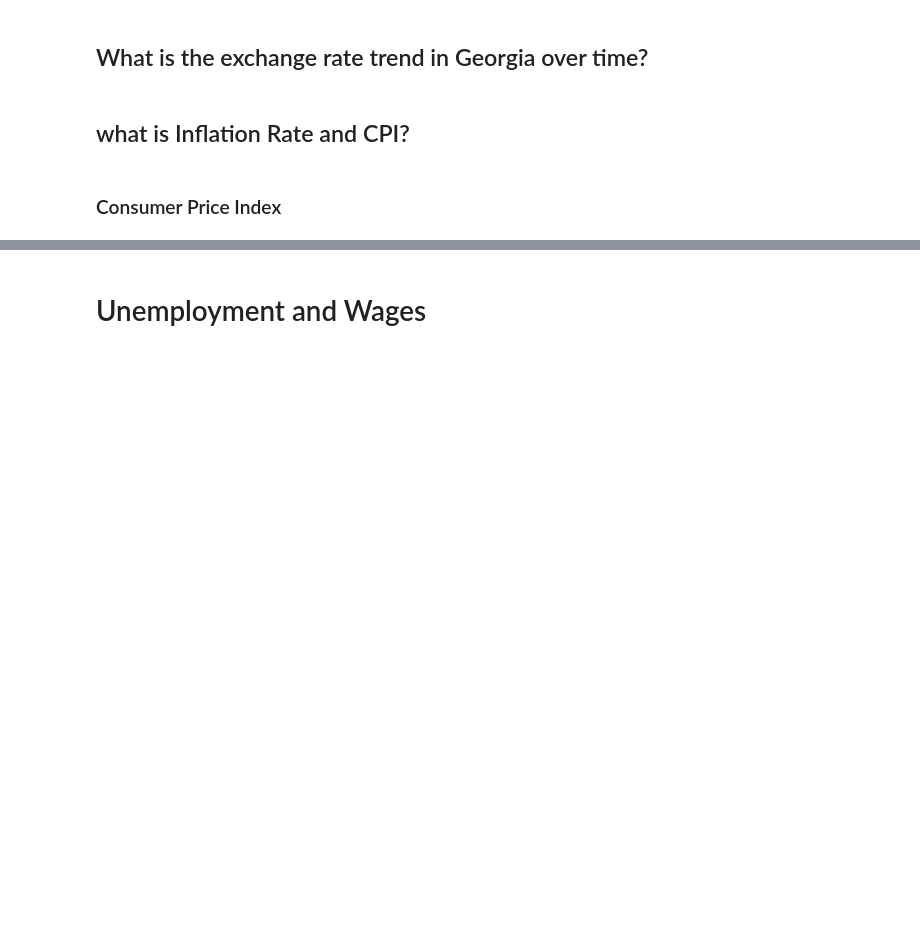
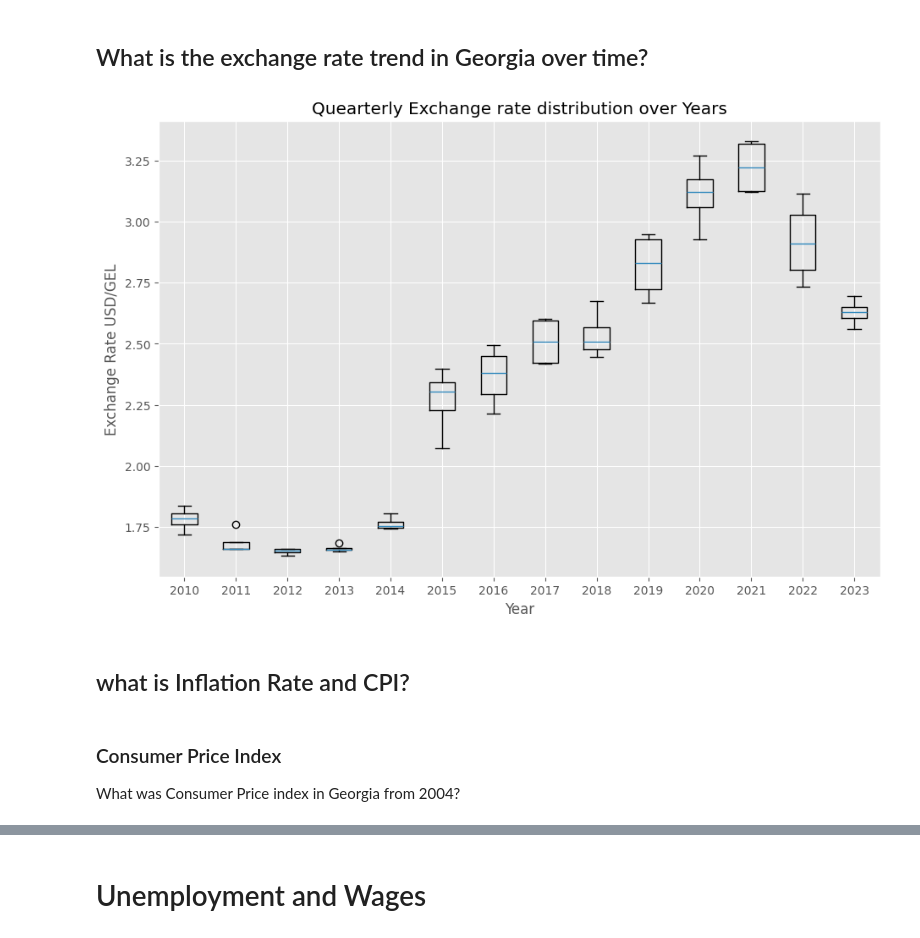
Before and after one commit to SabaGuledani/Economic-and-Financial-Analysis-of-Georgia, a Jupyter notebook: GDP.ipynb, the cells around one changed output, grey strips where cells are left out. Saved outputs shown, nothing was run; the diff lists cells and outputs as text; code cells hidden in the pictures; blank space fills up the shorter version.

Commit message:
Cleaned Inflation and Cost of living sections

```diff
--- a/GDP.ipynb
+++ b/GDP.ipynb
@@ -162,42 +171,46 @@ plt.show()
 # %% [markdown]
 ## What is the exchange rate trend in Georgia over time?
 # %%
-def choose_except_nth_value(lst:list, n:int) -> list[str]:
-    return [val for i, val in enumerate(lst, start=1) if i % n != 0]
-
-def extract_row_values(df,col_name):
-    row_values = df.loc[df['Economic Activities'] == col_name].values[0][1:]
-    row_values = list(row_values)
-    return row_values
-
-
+# we want to find out what was exchange rate over years and how volatile was it during quarters
 quarters = df.columns[1:]
 quarters = list(quarters)
 quarters = choose_except_nth_value(quarters,5)
 quarters = quarters[:-3]
 
-inflation_rate_values = extract_row_values(df,df['Economic Activities'].iloc[-1])
-inflation_rate_values = choose_except_nth_value(inflation_rate_values,5)
-inflation_rate_values = inflation_rate_values[:-3]
+# extract values of quarters
+exchange_rate_values = extract_row_values(df,df['Economic Activities'].iloc[-1], 5, except_value=True)
+exchange_rate_values = exchange_rate_values[:-3]
+
 
 def reshape_to_quarters_box(lst:list):
+    '''reshape list to 2d array of 4 elements each'''
     quarters_array = np.array(lst)
     nested_quarters = quarters_array.reshape(-1, 4)
     return nested_quarters
 
 quarters = reshape_to_quarters_box(quarters)
-inflation_rate_values = reshape_to_quarters_box(inflation_rate_values)
+exchange_rate_values = reshape_to_quarters_box(exchange_rate_values)
 
-fig, ax = plt.subplots(figsize=(10,5))
+years = [str(int(year)) for year in years]
 
-bplot = ax.boxplot(list(inflation_rate_values))
-ax.set_xticklabels(years,rotation=75)
-ax.set_title("Quearterly Exchange rates over Years")
+fig, ax = plt.subplots(figsize=(11,7))
+
+ax.boxplot(list(exchange_rate_values))
+ax.set_xticklabels(years)
+
+ax.set_xlabel("Year")
+ax.set_ylabel("Exchange Rate USD/GEL")
+
+ax.set_title("Quearterly Exchange rate distribution over Years")
+
 plt.show()
+# %% [output]
+[figure, added]
 # %% [markdown]
 ## what is Inflation Rate and CPI?
 # %% [markdown]
 ### Consumer Price Index
+What was Consumer Price index in Georgia from 2004?
 # %%
 df_cpi = pd.read_excel('CPI.xlsx')
 df_cpi.columns = df_cpi.iloc[2]
```
Also changed, not shown: parts of 12 cells of this notebook.
